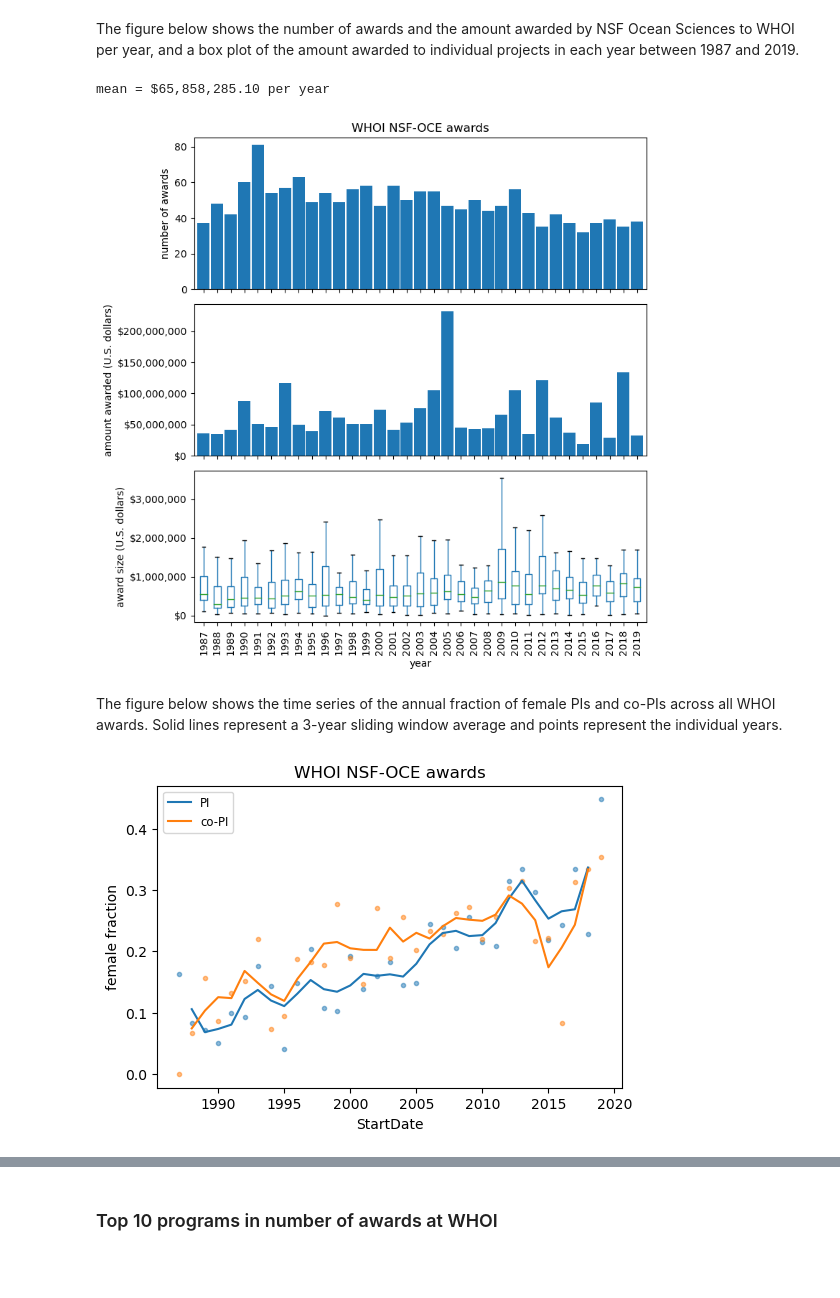
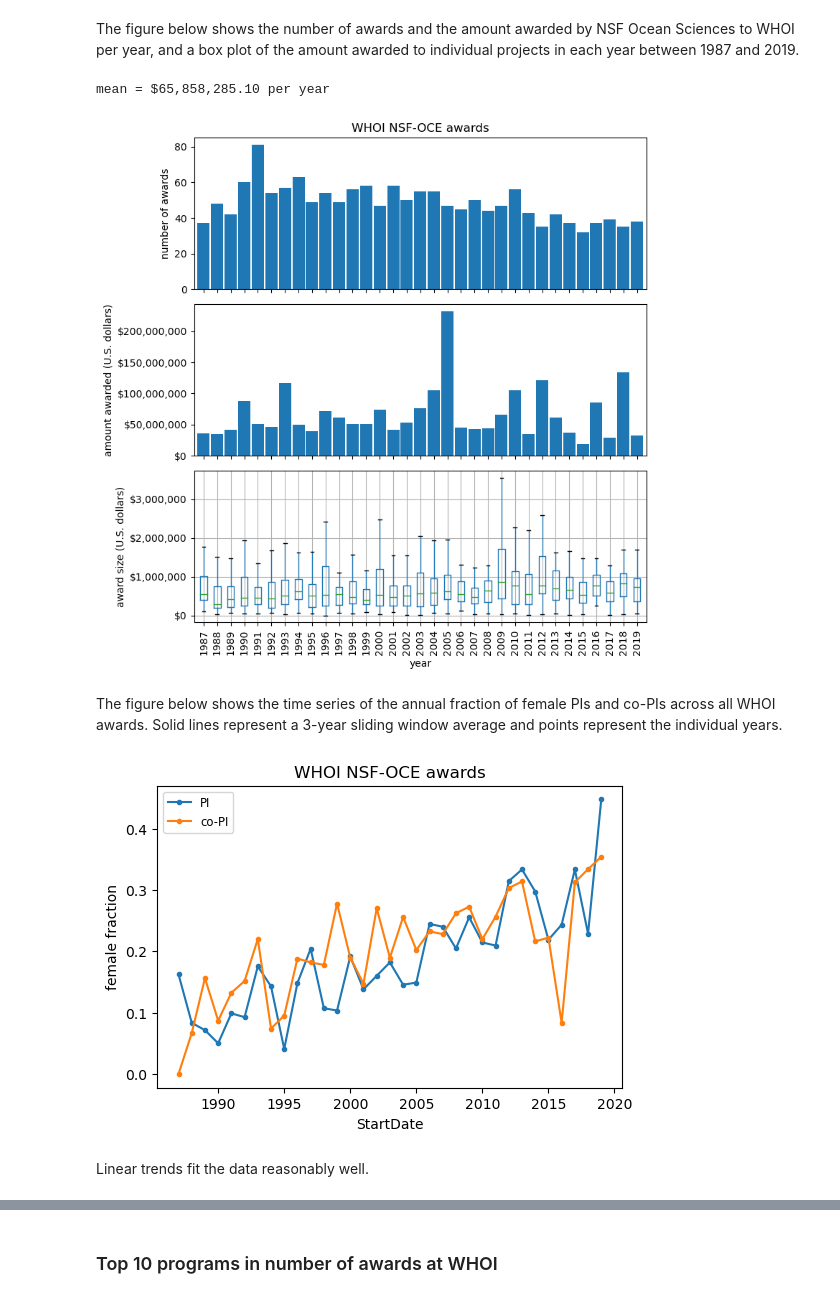
Before and after one commit to idlima/nsf-oce-gender, a Jupyter notebook: 06_analysis_whoi.ipynb, the cells around one changed output, grey strips where cells are left out. Cells and saved outputs as stored; diff of their text form; code cells hidden in the pictures; blank space fills up the shorter version.

```diff
--- a/06_analysis_whoi.ipynb
+++ b/06_analysis_whoi.ipynb
@@ -68,7 +69,7 @@ _ = axs[0].set(title='WHOI NSF-OCE awards', ylabel='number of awards', xticklabe
 _ = amount_per_year_whoi.plot(kind='bar',ax=axs[1], width=0.9)
 _ = axs[1].yaxis.set_major_formatter(fmt)
 _ = axs[1].set(ylabel='amount awarded (U.S. dollars)', xticklabels='', xlabel='')
-_ = whoi_awards.boxplot('tot_amount_adjusted', by='year', showfliers=False,rot=90, grid=False, ax=axs[2])
+_ = whoi_awards.boxplot('tot_amount_adjusted', by='year', showfliers=False,rot=90, ax=axs[2])
 _ = axs[2].yaxis.set_major_formatter(fmt)
 _ = axs[2].set(title='', ylabel='award size (U.S. dollars)')
 _ = axs[2].set_xlim(0.3, 33.7)
@@ -77,26 +78,28 @@ fig.suptitle('')
 print('mean = ${:,.2f} per year'.format(amount_per_year_whoi.mean()))
 # %% [output]
 mean = $65,858,285.10 per year
-[figure, old version]
+[figure, new version]
 # %% [markdown]
 The figure below shows the time series of the annual fraction of female PIs and co-PIs across all WHOI awards. Solid lines represent a 3-year sliding window average and points represent the individual years.
 # %%
 # female & male fraction of PIs
 whoi_pi_gender = whoi_awards.groupby([whoi_awards.StartDate.dt.year,
                                       'PI_gender'])['Abstract'].count().unstack()
 whoi_pi_gender = whoi_pi_gender.divide(whoi_pi_gender.sum(axis=1), axis=0)
 
 # female & male fraction of co-PIs
 whoi_copi_gender = pd.DataFrame({'female':whoi_awards.groupby(whoi_awards.StartDate.dt.year)
                                  ['co-PI_female_frac'].mean()})
 whoi_copi_gender['male'] = 1 - whoi_copi_gender.female
 
 # female fraction of PIs & co-PIs
 whoi_female_frac = pd.DataFrame({'PI':whoi_pi_gender['female'], 'co-PI':whoi_copi_gender['female']})
 fig, ax = plt.subplots()
-# _ = whoi_female_frac.plot(ax=ax)
-_ = whoi_female_frac.plot(ax=ax, style=['C0.','C1.'],legend=False, alpha=0.5)
-_ = whoi_female_frac.rolling(3,center=True).mean().plot(ax=ax)
+_ = whoi_female_frac.plot(ax=ax, style='.-')
+# _ = whoi_female_frac.plot(ax=ax, style=['C0.','C1.'],legend=False, alpha=0.5)
+# _ = whoi_female_frac.rolling(3,center=True).mean().plot(ax=ax)
 _ = ax.set(title='WHOI NSF-OCE awards',ylabel='female fraction')
 # %% [output]
-[figure, old version]
+[figure, new version]
+# %% [markdown]
+Linear trends fit the data reasonably well.
```
Also changed, not shown: parts of 38 cells of this notebook, 1 other file.
